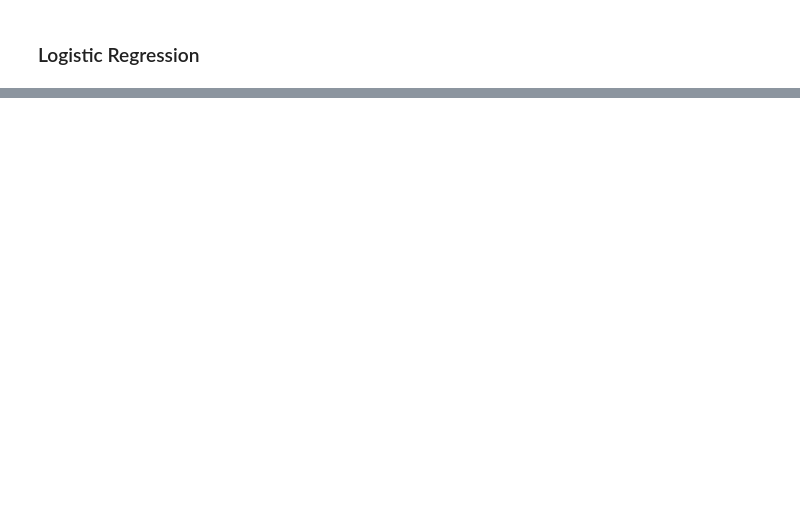
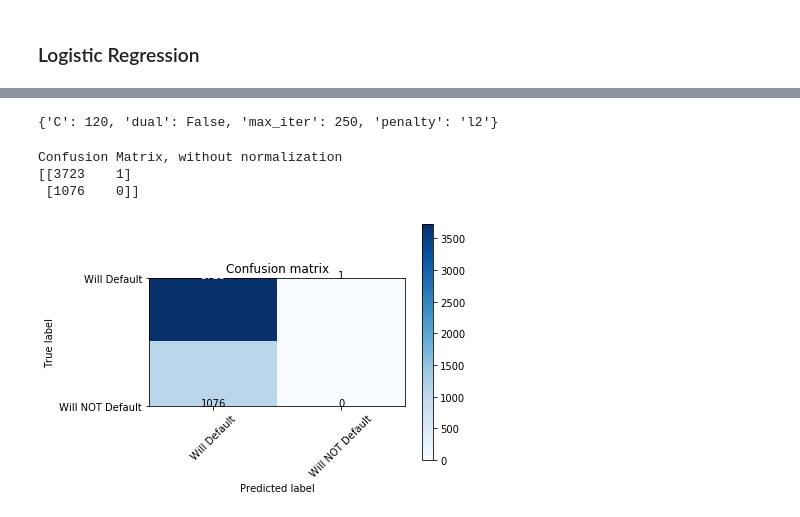
Before and after one commit to emilia329/CreditCard, a Jupyter notebook: Modeling.ipynb, the cells around one changed output, grey strips where cells are left out. Cells and saved outputs as stored; diff of their text form; code cells hidden in the pictures; blank space fills up the shorter version.

```diff
--- a/Modeling.ipynb
+++ b/Modeling.ipynb
@@ -112,0 +174,6 @@ Confusion Matrix, without normalization
+# %%
+clf = LogisticRegression()
+grid_values = {'penalty'
+               : ['l1', 'l2'],'C':[100,110,120,140,200,1000,2000],'max_iter':[150,250,350,450],'dual':[True,False]}
+grid_clf_acc = GridSearchCV(clf, param_grid = grid_values, verbose=0, cv=10)
+grid_clf_acc.fit(X_train, y_train)
@@ -112,0 +197,21 @@ Confusion Matrix, without normalization
+# %%
+grid_clf_acc.best_params_
+# %% [output]
+{'C': 120, 'dual': False, 'max_iter': 250, 'penalty': 'l2'}
+# %%
+refclf = LogisticRegression(C=120,penalty='l2',dual = False, max_iter = 250)
+refclf.fit(X_train,y_train)
+refpred=refclf.predict(X_test)
+# %%
+cm = confusion_matrix(y_test,refpred)
+classes = ['Will Default', 'Will NOT Default']
+# %%
+plot_confusion_matrix(cm, classes,
+                          normalize=False,
+                          title='Confusion matrix',
+                          cmap=plt.cm.Blues)
+# %% [output]
+Confusion Matrix, without normalization
+[[3723    1]
+ [1076    0]]
+[figure, added]
```
Also changed, not shown: parts of 11 cells of this notebook.
